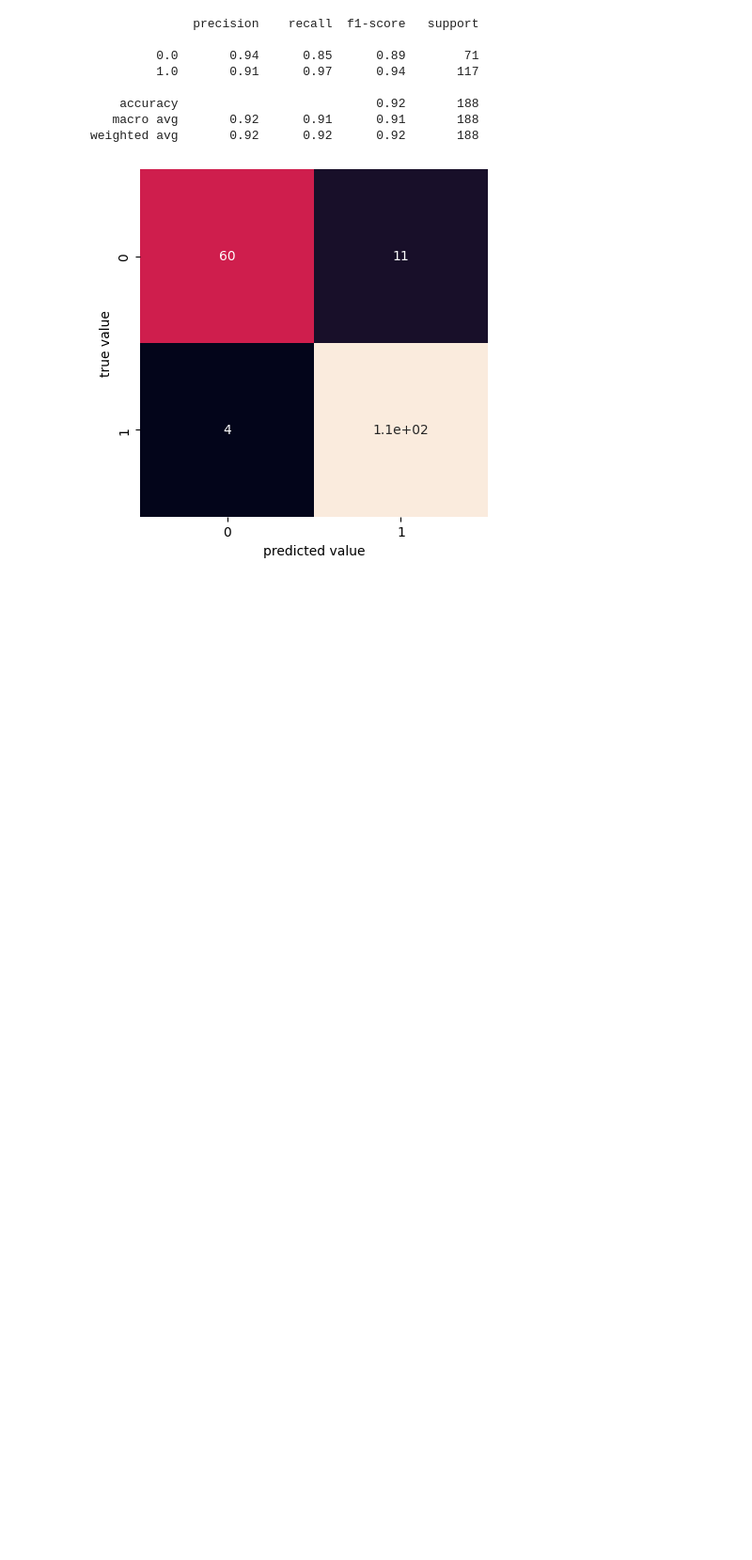
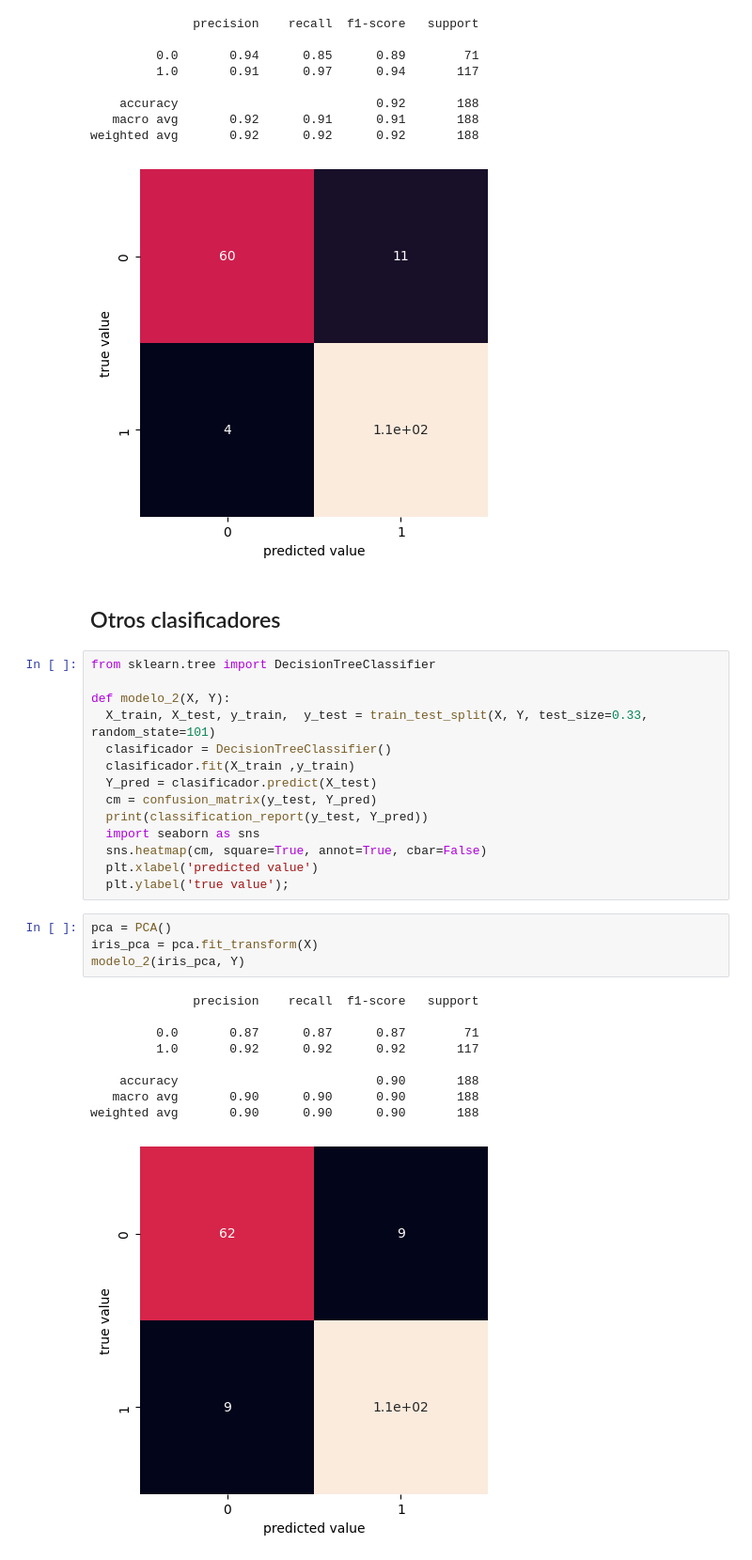
Before and after one commit to edmenciab733/clases, a Jupyter notebook: clasificacion_svm.ipynb, the cells around one changed output. Shown: that part at 94% size. Saved outputs shown, nothing was run; the diff lists cells and outputs as text; blank space fills up the shorter version.

```diff
--- a/clasificacion_svm.ipynb
+++ b/clasificacion_svm.ipynb
@@ -154,3 +148,33 @@ modelo(iris_pca, Y)
    macro avg       0.92      0.91      0.91       188
 weighted avg       0.92      0.92      0.92       188
 [figure]
+# %% [markdown]
+## Otros clasificadores
+# %%
+from sklearn.tree import DecisionTreeClassifier
+
+def modelo_2(X, Y):
+  X_train, X_test, y_train,  y_test = train_test_split(X, Y, test_size=0.33, random_state=101)
+  clasificador = DecisionTreeClassifier()
+  clasificador.fit(X_train ,y_train)
+  Y_pred = clasificador.predict(X_test)
+  cm = confusion_matrix(y_test, Y_pred)
+  print(classification_report(y_test, Y_pred))
+  import seaborn as sns
+  sns.heatmap(cm, square=True, annot=True, cbar=False)
+  plt.xlabel('predicted value')
+  plt.ylabel('true value');
+# %%
+pca = PCA()
+iris_pca = pca.fit_transform(X)
+modelo_2(iris_pca, Y)
+# %% [output]
+              precision    recall  f1-score   support
+
+         0.0       0.87      0.87      0.87        71
+         1.0       0.92      0.92      0.92       117
+
+    accuracy                           0.90       188
+   macro avg       0.90      0.90      0.90       188
+weighted avg       0.90      0.90      0.90       188
+[figure, added]
```
Also changed, not shown: parts of 7 cells of this notebook.
